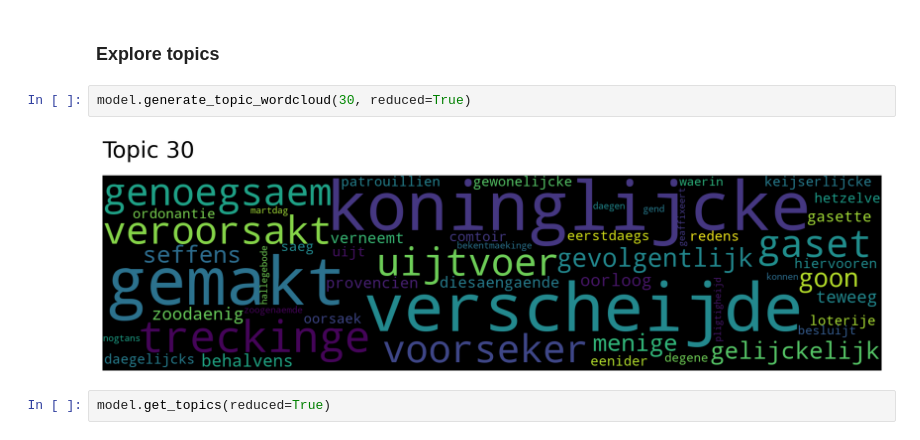
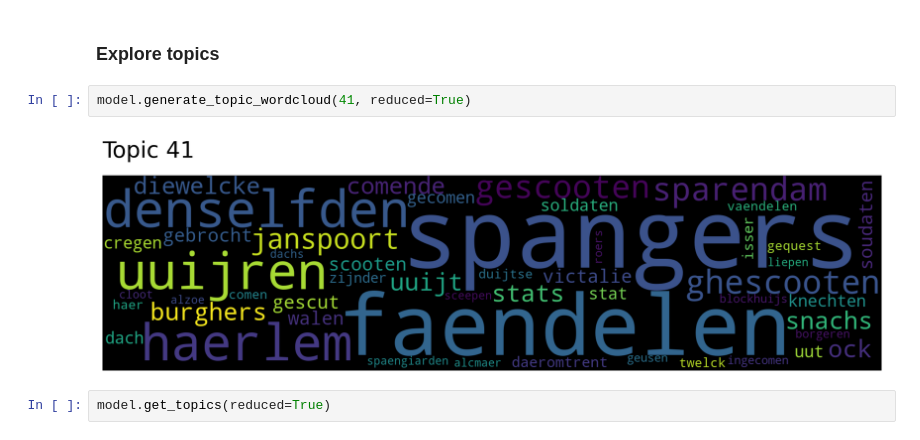
Before and after one commit to centre-for-humanities-computing/dutch-chronicles, a Jupyter notebook: notebooks/top2vec_training.ipynb, the cells around one changed output. Saved outputs shown, nothing was run; the diff lists cells and outputs as text.

```diff
--- a/notebooks/top2vec_training.ipynb
+++ b/notebooks/top2vec_training.ipynb
@@ -124,9 +124,9 @@ merged[0]
 # %% [markdown]
 ### Explore topics
 # %%
-model.generate_topic_wordcloud(30, reduced=True)
+model.generate_topic_wordcloud(41, reduced=True)
 # %% [output]
-[figure, old version]
+[figure, new version]
 # %%
 model.get_topics(reduced=True)
 # %%
```
Also changed, not shown: 1 other file.
